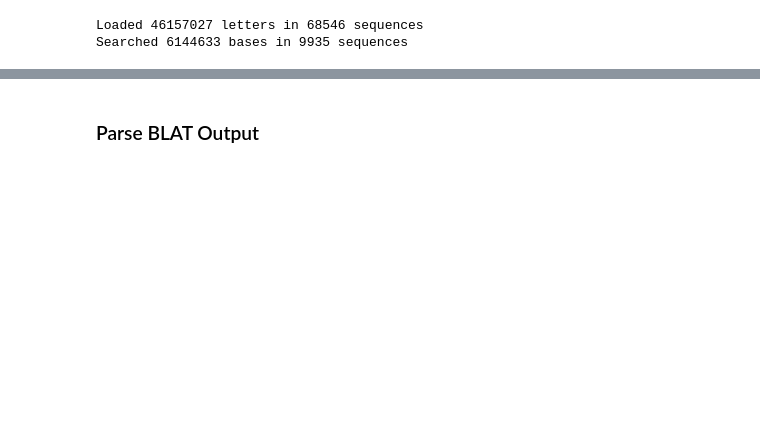
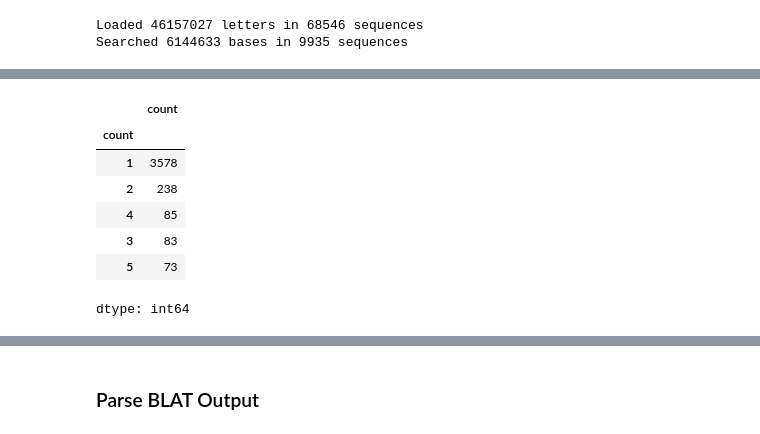
Before and after one commit to georgiadoing/seqADAGE, a Jupyter notebook: Py/muk_transfer_learning/genomic_mapping/Mukundan_sA_ec_pg_mapping.ipynb, the cells around one changed output, grey strips where cells are left out. Cells and saved outputs as stored; diff of their text form; code cells hidden in the pictures; blank space fills up the shorter version.

```diff
--- a/Py/muk_transfer_learning/genomic_mapping/Mukundan_sA_ec_pg_mapping.ipynb
+++ b/Py/muk_transfer_learning/genomic_mapping/Mukundan_sA_ec_pg_mapping.ipynb
@@ -281,0 +420,12 @@ match   mis-    rep.    N's     Q gap   Q gap   T gap   T gap   strand  Q
+# %%
+# See number of S. aureus genes that appear with a given frequency
+blat_hits['qName'].value_counts().value_counts().head()
+# %% [output]
+|  | count |
+| count |  |
+| 1 | 3578 |
+| 2 | 238 |
+| 4 | 85 |
+| 3 | 83 |
+| 5 | 73 |
+dtype: int64
```
Also changed, not shown: parts of 35 cells of this notebook.
